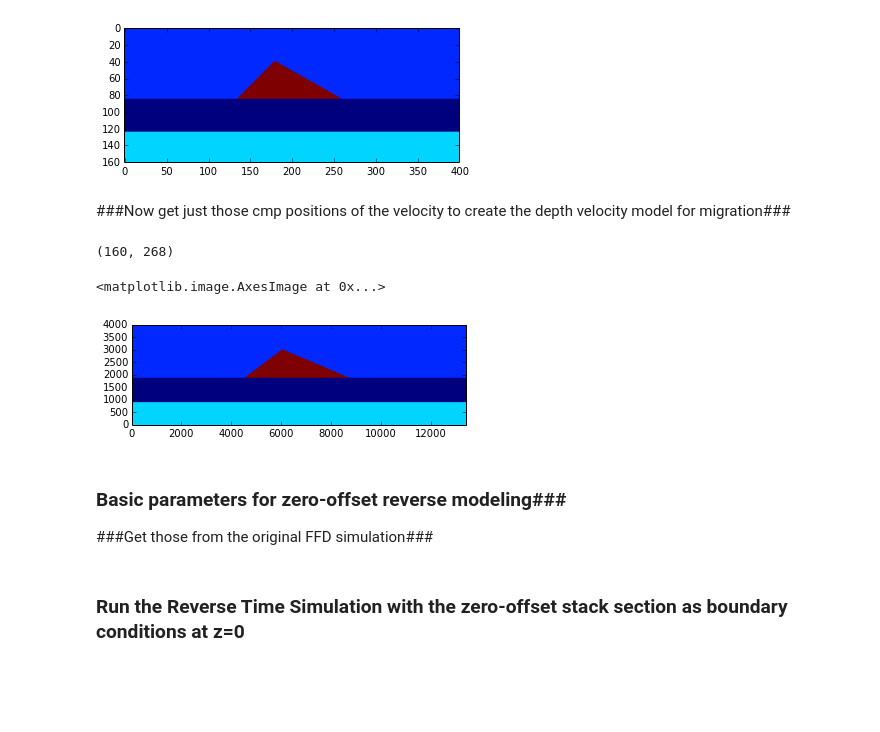
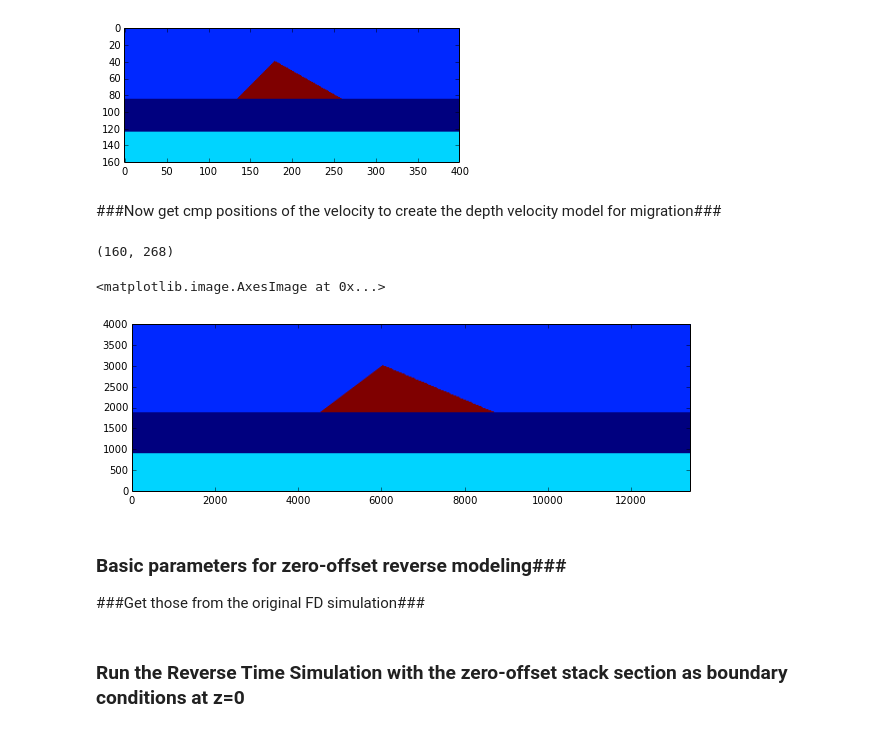
Before and after one commit to eusoubrasileiro/geonumerics, a Jupyter notebook: ipython_notebooks/Fatiando RTM reverse-scalar-test0.ipynb, the cells around one changed output. Drawn from its saved outputs; the diff is of its cells as text; code cells hidden in the pictures; blank space fills up the shorter version.

```diff
--- a/ipython_notebooks/Fatiando RTM reverse-scalar-test0.ipynb
+++ b/ipython_notebooks/Fatiando RTM reverse-scalar-test0.ipynb
@@ -116,23 +116,24 @@ imshow(data)
 <matplotlib.image.AxesImage at 0x...>
 [figure]
 # %% [markdown]
-###Now get just those cmp positions of the velocity to create the depth velocity model for migration###
+###Now get cmp positions of the velocity to create the depth velocity model for migration###
 # %%
 vmig = data[:, icmps]
 vshape = vmig.shape
 dx = 50. # spacing between cmps
 dz = 25. # still the same from simulation
 area = [0, vshape[1]*dx, 0, vshape[0]*dz]
 print vshape
+figure(figsize=(10,10))
 imshow(data, extent=area)
 # %% [output]
 (160, 268)
 <matplotlib.image.AxesImage at 0x...>
-[figure, old version]
+[figure, new version]
 # %% [markdown]
 ### Basic parameters for zero-offset reverse modeling###
 
-###Get those from the original FFD simulation###
+###Get those from the original FD simulation###
 # %%
 dx = 50. # spacing between cmps
 dz = 25. # still the same from simulation
```
Also changed, not shown: parts of 1 cell of this notebook, 2 other files.
